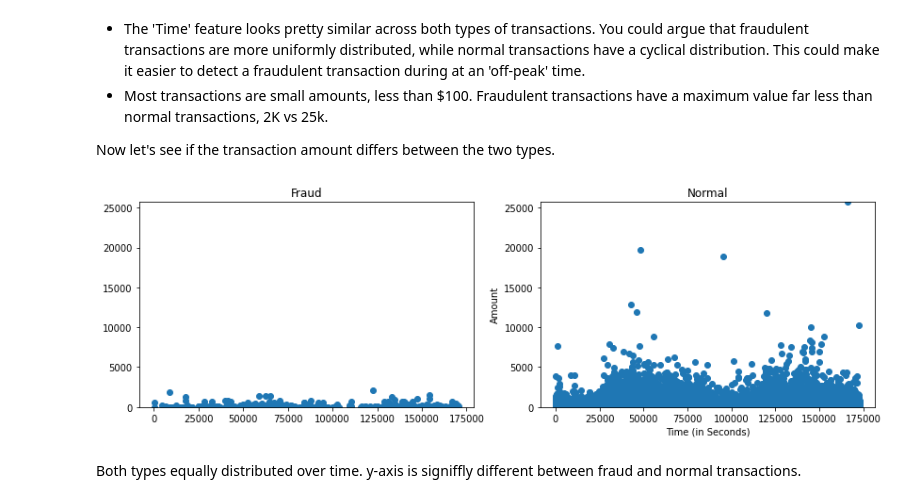
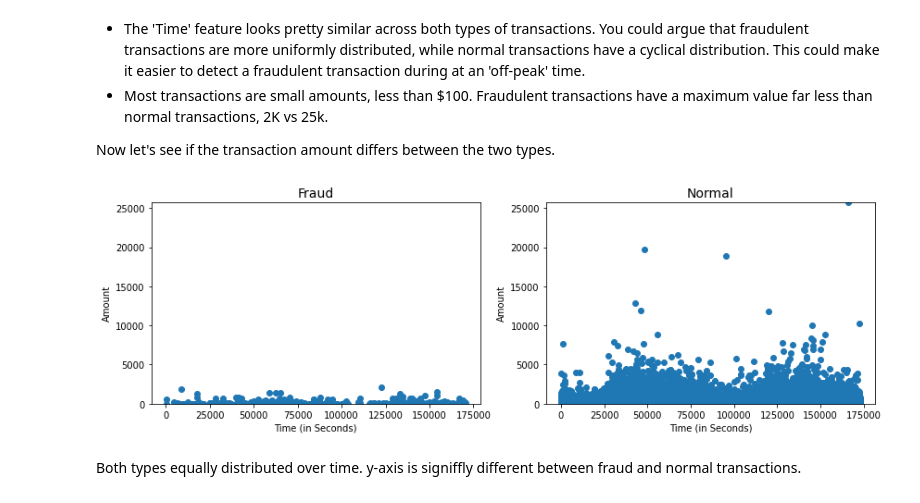
Before and after one commit to shon-otmazgin/transactions-anomaly-detection-unsupervised-learning, a Jupyter notebook: notebooks/Transactions Anomaly Detection with Unsupervised Learning .ipynb, the cells around one changed output. Drawn from its saved outputs; the diff is of its cells as text; code cells hidden in the pictures.

Commit message:
finishing evaluate time and amount. starting Outliers removal

```diff
--- a/notebooks/Transactions Anomaly Detection with Unsupervised Learning .ipynb
+++ b/notebooks/Transactions Anomaly Detection with Unsupervised Learning .ipynb
@@ -151,18 +150,20 @@ Now let's see if the transaction amount differs between the two types.
 # %%
 fig, (ax1, ax2) = plt.subplots(1, 2, figsize=(14,4))
 
 ax1.scatter(df.Time[df.Class == 1], df.Amount[df.Class == 1])
-ax1.set_title('Fraud')
+ax1.set_title('Fraud', fontsize=14)
 ax1.set_ylim([min(amount_val), max(amount_val)])
+ax1.set_ylabel('Amount')
+ax1.set_xlabel('Time (in Seconds)')
 
 ax2.scatter(df.Time[df.Class == 0], df.Amount[df.Class == 0])
-ax2.set_title('Normal')
+ax2.set_title('Normal', fontsize=14)
 ax2.set_ylim([min(amount_val), max(amount_val)])
+ax2.set_ylabel('Amount')
+ax2.set_xlabel('Time (in Seconds)')
 
-plt.xlabel('Time (in Seconds)')
-plt.ylabel('Amount')
 plt.show()
 # %% [output]
-[figure, old version]
+[figure, new version]
 # %% [markdown]
 Both types equally distributed over time. y-axis is signiffly different between fraud and normal transactions.
```
Also changed, not shown: parts of 23 cells of this notebook.
